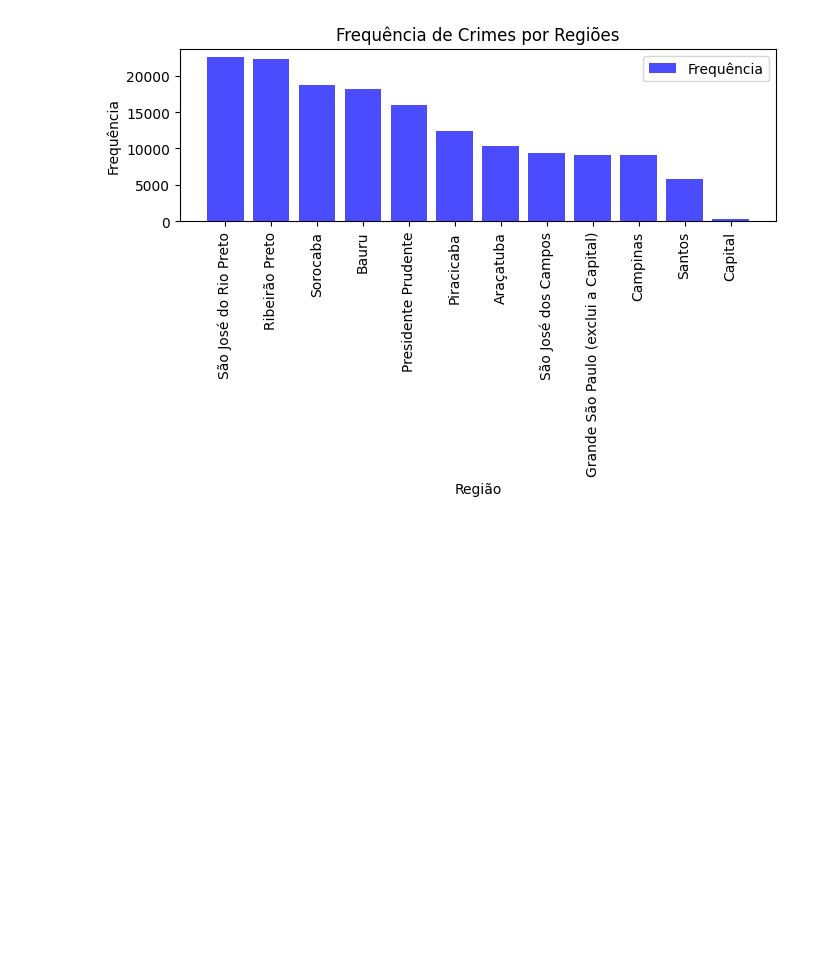
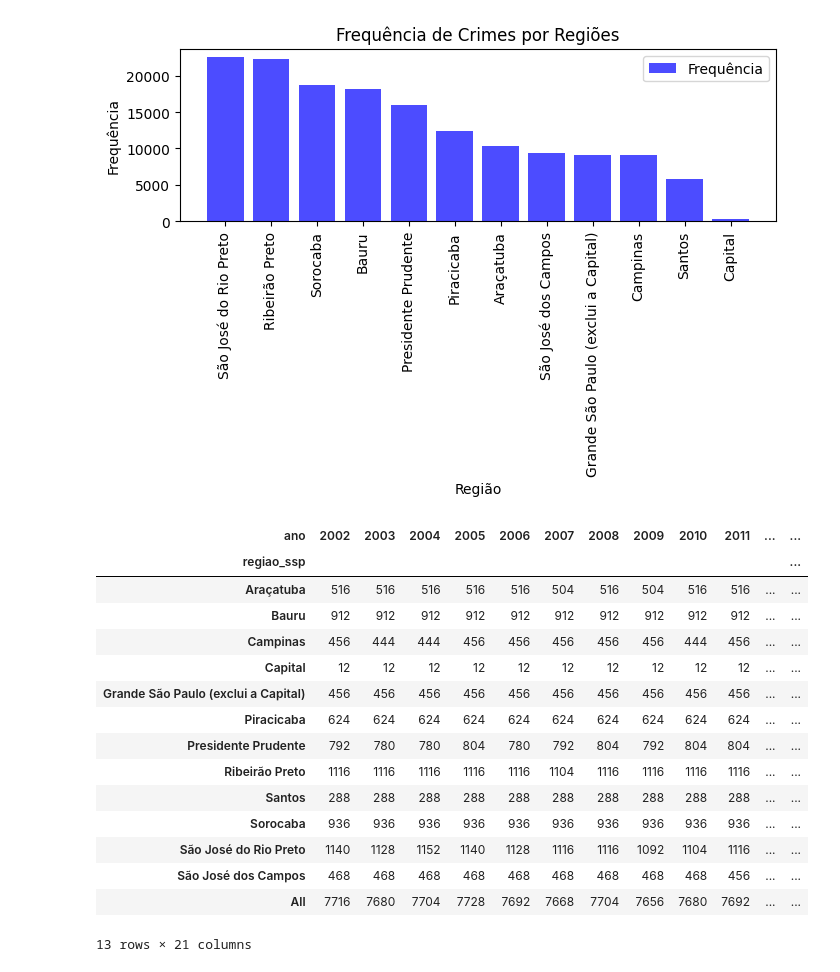
Before and after one commit to VinicMello/ibge_despesa_coletiva, a Jupyter notebook: notebook/main.ipynb, the cells around one changed output. Drawn from its saved outputs; the diff is of its cells as text; code cells hidden in the pictures; blank space fills up the shorter version.

```diff
--- a/notebook/main.ipynb
+++ b/notebook/main.ipynb
@@ -182,3 +182,25 @@ Campinas                                   9060        5.887858
 Santos                                     5760        3.743274
 Capital                                     240        0.155970
 [figure]
+# %%
+crimes_regiao_por_ano = pd.crosstab(dados['regiao_ssp'],
+                                        dados['ano'],
+                                        margins=True)
+crimes_regiao_por_ano
+# %% [output]
+| ano | 2002 | 2003 | 2004 | 2005 | 2006 | 2007 | 2008 | 2009 | 2010 | 2011 | ... | ... |
+| regiao_ssp |  |  |  |  |  |  |  |  |  |  |  | ... |
+| Araçatuba | 516 | 516 | 516 | 516 | 516 | 504 | 516 | 504 | 516 | 516 | ... | ... |
+| Bauru | 912 | 912 | 912 | 912 | 912 | 912 | 912 | 912 | 912 | 912 | ... | ... |
+| Campinas | 456 | 444 | 444 | 456 | 456 | 456 | 456 | 456 | 444 | 456 | ... | ... |
+| Capital | 12 | 12 | 12 | 12 | 12 | 12 | 12 | 12 | 12 | 12 | ... | ... |
+| Grande São Paulo (exclui a Capital) | 456 | 456 | 456 | 456 | 456 | 456 | 456 | 456 | 456 | 456 | ... | ... |
+| Piracicaba | 624 | 624 | 624 | 624 | 624 | 624 | 624 | 624 | 624 | 624 | ... | ... |
+| Presidente Prudente | 792 | 780 | 780 | 804 | 780 | 792 | 804 | 792 | 804 | 804 | ... | ... |
+| Ribeirão Preto | 1116 | 1116 | 1116 | 1116 | 1116 | 1104 | 1116 | 1116 | 1116 | 1116 | ... | ... |
+| Santos | 288 | 288 | 288 | 288 | 288 | 288 | 288 | 288 | 288 | 288 | ... | ... |
+| Sorocaba | 936 | 936 | 936 | 936 | 936 | 936 | 936 | 936 | 936 | 936 | ... | ... |
+| São José do Rio Preto | 1140 | 1128 | 1152 | 1140 | 1128 | 1116 | 1116 | 1092 | 1104 | 1116 | ... | ... |
+| São José dos Campos | 468 | 468 | 468 | 468 | 468 | 468 | 468 | 468 | 468 | 456 | ... | ... |
+| All | 7716 | 7680 | 7704 | 7728 | 7692 | 7668 | 7704 | 7656 | 7680 | 7692 | ... | ... |
+13 rows × 21 columns
```
Also changed, not shown: parts of 2 cells of this notebook.
